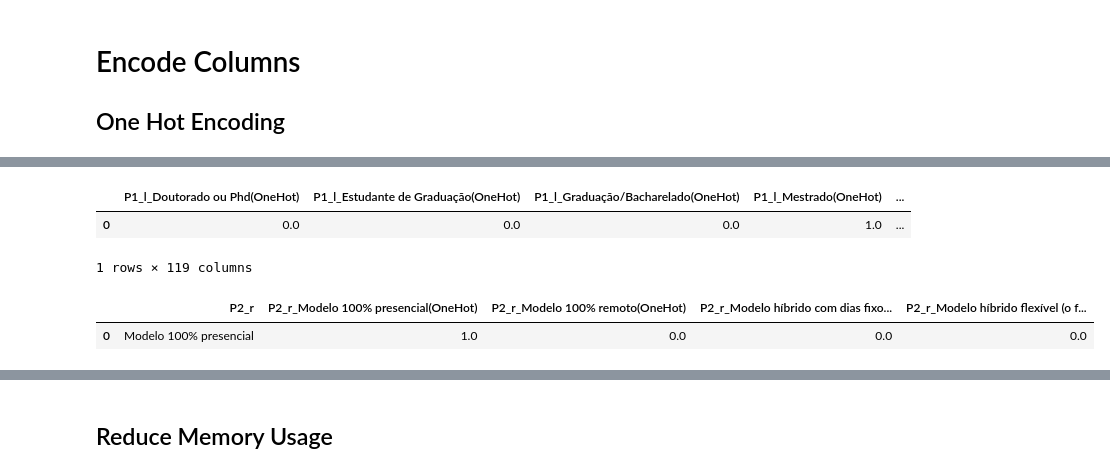
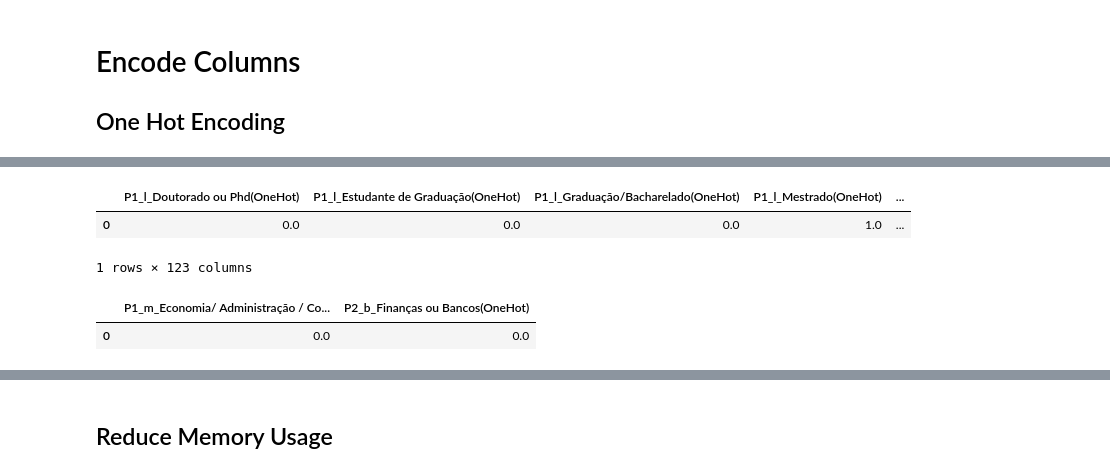
Before and after one commit to VitoriaMathias/mo436_state_of_data, a Jupyter notebook: notebooks/adriel_dataprep.ipynb, the cells around one changed output, grey strips where cells are left out. Cells and saved outputs as stored; diff of their text form; code cells hidden in the pictures.

Commit message:
Replace the name of some nan values

```diff
--- a/notebooks/adriel_dataprep.ipynb
+++ b/notebooks/adriel_dataprep.ipynb
@@ -60,3 +69,8 @@ df_treat = df.copy()
 df_treat.columns = list(column_dict.keys())
 # %% [markdown]
 # Manual Inspection
+# %%
+# Check if there is any column in wich all the values are nan
+for col in df_treat.columns:
+    if df_treat[col].isna().all():
+        print(col)
@@ -63,3 +82,12 @@ df_treat.columns = list(column_dict.keys())
+# %%
+# NaN values to be treated
+df_treat["P1_m"].fillna("Sem formação", inplace=True)
+df_treat["P2_e"].fillna("Não sou Gestor", inplace=True)
+df_treat["P2_f"].fillna("Não estou empregado", inplace=True)
+df_treat["P2_g"].fillna("Nenhum dos níveis indicados", inplace=True)
+df_treat["P4_e"].fillna("Não programo no trabalho", inplace=True)
+df_treat["P6_e"].fillna("Empresa não tem datawarehouse", inplace=True)
+df_treat["P6_g"].fillna("Não utilizo ferramentas de gestão de qualidade de dados", inplace=True)
 # %%
 # Manually fix some columns
 
@@ -74,7 +102,11 @@ df_treat.rename(columns={'P8_c': 'P8_c_1', 'P8_c_1': 'P8_c'}, inplace=True)
 df_treat.rename(columns={'P4_a_1': 'P4_a2'}, inplace=True) # P4_a_1 Is not an alternative for P4_a
 
 # Remove columns
-#df_treat.drop(columns=[''], inplace=True)
+df_treat.drop(columns=['P5_b'], inplace=True) # 'Qual oportunidade você está buscando?' Removendo as nan do target (salário), todos os dados dessa coluna são nan
+# Mesmo para todas as colunas abaixo
+df_treat.drop(columns=['P5_a'], inplace=True)
+df_treat.drop(columns=['P5_c'], inplace=True)
+df_treat.drop(columns=['P5_d'], inplace=True)
 
 # Create new dummy columns with 0 on all rows
 #df_treat[''] = 0
@@ -91,14 +133,14 @@ df_treat_not_null[column].iloc[0]
 # %%
 # Manual Analysis
-columns_to_maintain = ["P1_l", "P1_m", "P2_i", "P2_j", "P3_c",
-                    "P4_a", # Mas não a P4_a_1
-                "P4_b", "P4_c", "P4_d", "P4_e", "P4_g", "P4_j", "P5_b", "P6_a", "P6_b", "P6_g", "P6_h", "P7_a", "P7_b", "P7_d", "P8_a", "P8_b", "P8_c", "P8_d"
+columns_to_maintain = ["P1_l", "P1_m", "P2_b", "P2_d", "P2_e", "P2_f", "P2_g", "P2_i", "P2_j", "P2_o", "P2_r", "P3_c",
+                    "P4_a", "P4_a2",
+                "P4_b", "P4_c", "P4_d", "P4_e", "P4_g", "P4_j", "P6_a", "P6_b", "P6_g", "P6_h", "P7_a", "P7_b", "P7_d", "P8_a", "P8_b", "P8_c", "P8_d"
                     ]
 
 column_in_doubt = [
-    "P2_b", "P2_d", "P2_e", "P2_f", "P2_g", # Dados de emprego atuais da pessoa (cargo, se é gerente, setor, etc.)
-    "P2_o", # Critérios que a pessoa acha importante ao escolher uma vaga de emprego (salário, clima, desenvolvimento, etc.)
-    "P2_r", # Modelo de trabalho atual da pessoa (remoto, presencial, híbrido). Estou mais para o não
+    # "P2_b", "P2_d", "P2_e", "P2_f", "P2_g", # Dados de emprego atuais da pessoa (cargo, se é gerente, setor, etc.)
+    # "P2_o", # Critérios que a pessoa acha importante ao escolher uma vaga de emprego (salário, clima, desenvolvimento, etc.)
+    # "P2_r", # Modelo de trabalho atual da pessoa (remoto, presencial, híbrido). Estou mais para o não
     "P6_c", "P6_d", "P6_e", "P6_f" # Se a empresa que trabalha tem data lake, data warehouse, etc.
     ]
 
@@ -308,7 +366,7 @@ train_concat[[col for col in train_concat.columns if "(OneHot)" in col]].head(1)
 # %% [output]
 |  | P1_l_Doutorado ou Phd(OneHot) | P1_l_Estudante de Graduação(OneHot) | P1_l_Graduação/Bacharelado(OneHot) | P1_l_Mestrado(OneHot) | ... |
 | 0 | 0.0 | 0.0 | 0.0 | 1.0 | ... |
-1 rows × 119 columns
+1 rows × 123 columns
 # %%
 # TEST DATA
 
@@ -322,7 +380,7 @@ ohetransform.columns = [col + "(OneHot)" for col in ohetransform.columns]
 # Merge the one hot encoding columns with the original dataframe
 test_concat = pd.concat([test_concat, ohetransform], axis=1)
 # %%
-test_concat[[col for col in test_concat.columns if "P2_r" in col]].head(1)
+test_concat[[col for col in test_concat.columns if "nan" in col]].head(1)
 # %% [output]
-|  | P2_r | P2_r_Modelo 100% presencial(OneHot) | P2_r_Modelo 100% remoto(OneHot) | P2_r_Modelo híbrido com dias fixo... | P2_r_Modelo híbrido flexível (o f... |
-| 0 | Modelo 100% presencial | 1.0 | 0.0 | 0.0 | 0.0 |
+|  | P1_m_Economia/ Administração / Co... | P2_b_Finanças ou Bancos(OneHot) |
+| 0 | 0.0 | 0.0 |
```
Also changed, not shown: parts of 14 cells of this notebook, 6 other files.
